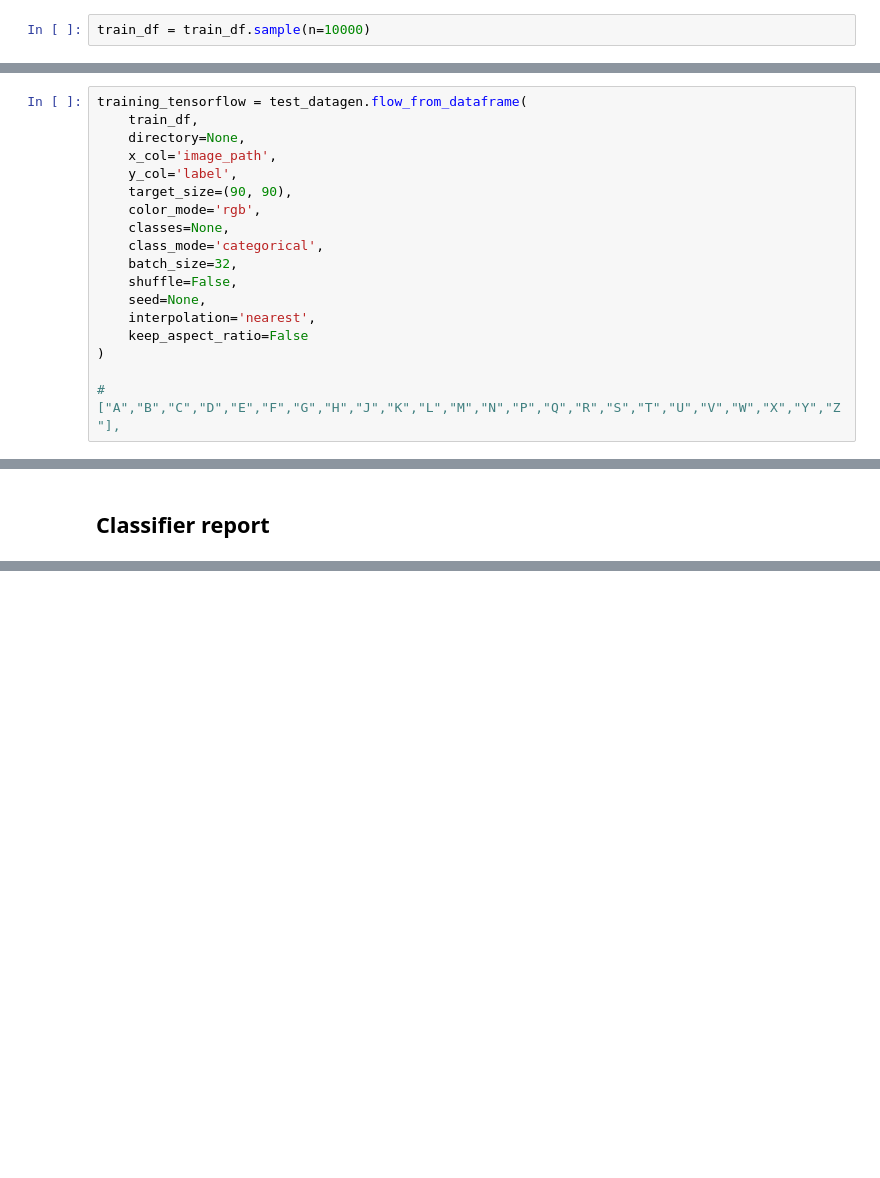
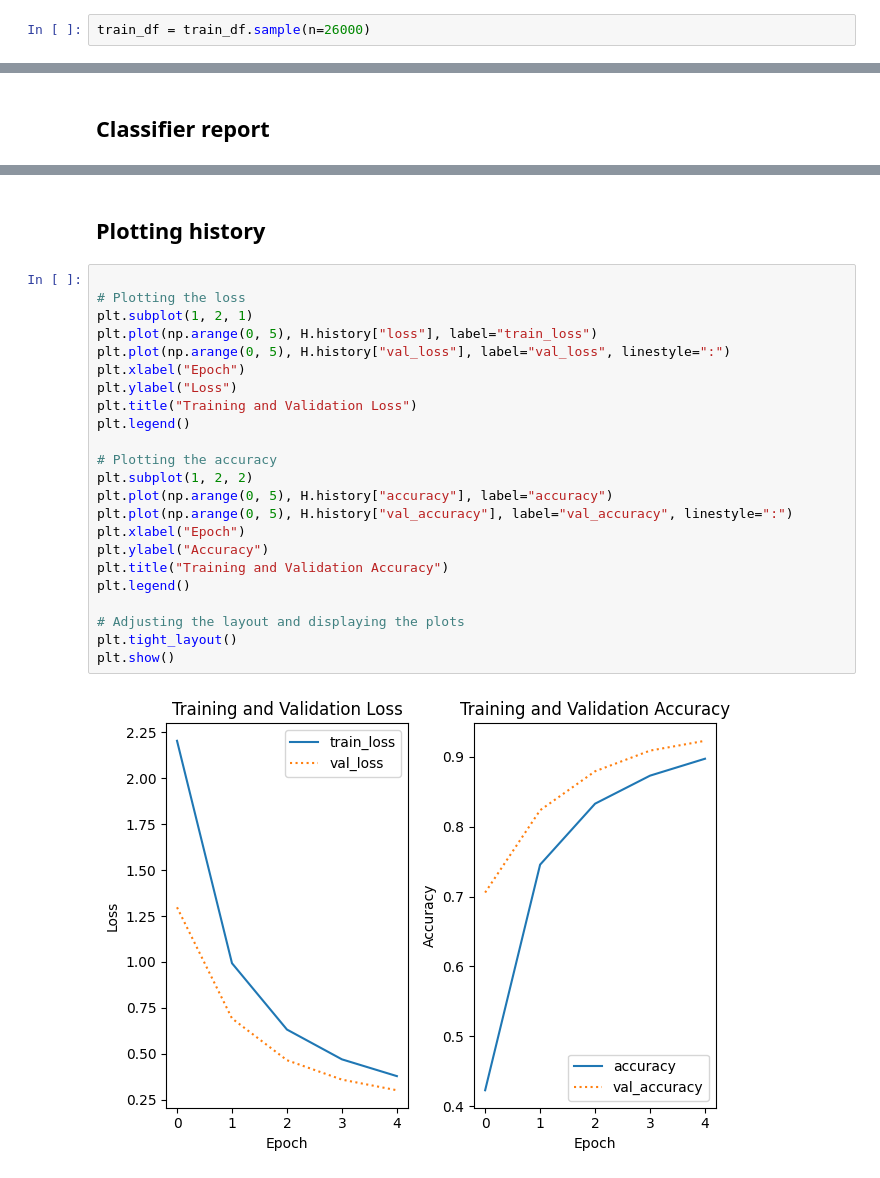
Before and after one commit to Augustseverinandersen/assignment4-self-chosen, a Jupyter notebook: src/testReal.ipynb, the cells around one changed output, grey strips where cells are left out. Drawn from its saved outputs; the diff is of its cells as text; blank space fills up the shorter version.

```diff
--- a/src/testReal.ipynb
+++ b/src/testReal.ipynb
@@ -188,2 +153,2 @@ train_df = pd.DataFrame({'image_path': image_paths, 'label': labels})
 # %%
-train_df = train_df.sample(n=10000)
+train_df = train_df.sample(n=26000)
@@ -220,18 +269,0 @@ Found 780 images belonging to 26 classes.
-# %%
-training_tensorflow = test_datagen.flow_from_dataframe(
-    train_df,
-    directory=None,
-    x_col='image_path',
-    y_col='label',
-    target_size=(90, 90),
-    color_mode='rgb',
-    classes=None,
-    class_mode='categorical',
-    batch_size=32,
-    shuffle=False,
-    seed=None,
-    interpolation='nearest',
-    keep_aspect_ratio=False
-)
-
-#["A","B","C","D","E","F","G","H","J","K","L","M","N","P","Q","R","S","T","U","V","W","X","Y","Z"],
@@ -338,0 +385,27 @@ ValueError: Found input variables with inconsistent numbers of samples: [10000,
+# %% [markdown]
+## Plotting history
+# %%
+
+# Plotting the loss
+plt.subplot(1, 2, 1)
+plt.plot(np.arange(0, 5), H.history["loss"], label="train_loss")
+plt.plot(np.arange(0, 5), H.history["val_loss"], label="val_loss", linestyle=":")
+plt.xlabel("Epoch")
+plt.ylabel("Loss")
+plt.title("Training and Validation Loss")
+plt.legend()
+
+# Plotting the accuracy
+plt.subplot(1, 2, 2)
+plt.plot(np.arange(0, 5), H.history["accuracy"], label="accuracy")
+plt.plot(np.arange(0, 5), H.history["val_accuracy"], label="val_accuracy", linestyle=":")
+plt.xlabel("Epoch")
+plt.ylabel("Accuracy")
+plt.title("Training and Validation Accuracy")
+plt.legend()
+
+# Adjusting the layout and displaying the plots
+plt.tight_layout()
+plt.show()
+# %% [output]
+[figure, added]
```
Also changed, not shown: parts of 36 cells of this notebook, 3 other files.
